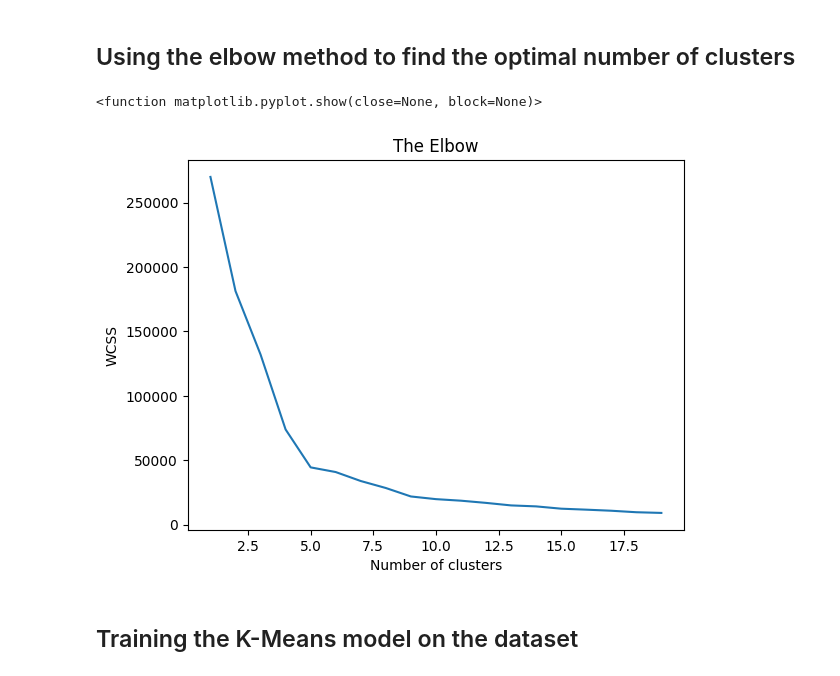
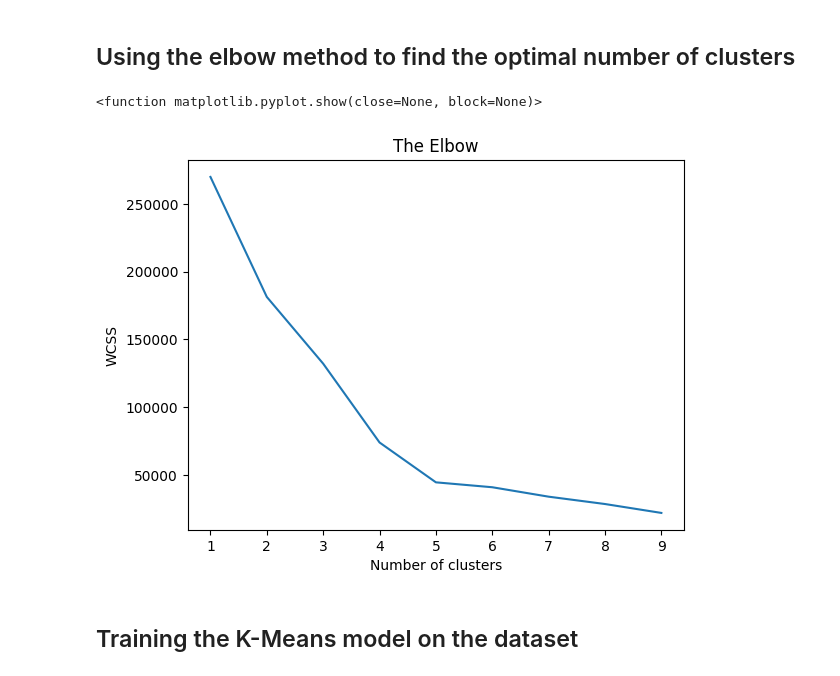
Before and after one commit to singularis/machine_learning_learning, a Jupyter notebook: k_means_clustering.ipynb, the cells around one changed output. Cells and saved outputs as stored; diff of their text form; code cells hidden in the pictures.

```diff
--- a/k_means_clustering.ipynb
+++ b/k_means_clustering.ipynb
@@ -13,3 +12,5 @@ cluster = 20
+# %%
+clusters = 10
 # %% [markdown]
 ## Importing the dataset
 # %%
@@ -20,17 +21,17 @@ X = dataset.iloc[:, [3,4]].values
 # %%
 from sklearn.cluster import KMeans
 wcss = []
-for i in range(1,cluster):
+for i in range(1,clusters):
   kmeans = KMeans(n_clusters=i, init='k-means++', random_state=42, n_init='auto')
   kmeans.fit(X)
   wcss.append(kmeans.inertia_)
-plt.plot(range(1,cluster), wcss)
+plt.plot(range(1,clusters), wcss)
 plt.title("The Elbow")
 plt.xlabel("Number of clusters")
 plt.ylabel("WCSS")
 plt.show
 # %% [output]
 <function matplotlib.pyplot.show(close=None, block=None)>
-[figure, old version]
+[figure, new version]
 # %% [markdown]
 ## Training the K-Means model on the dataset
```
Also changed, not shown: parts of 4 cells of this notebook.
